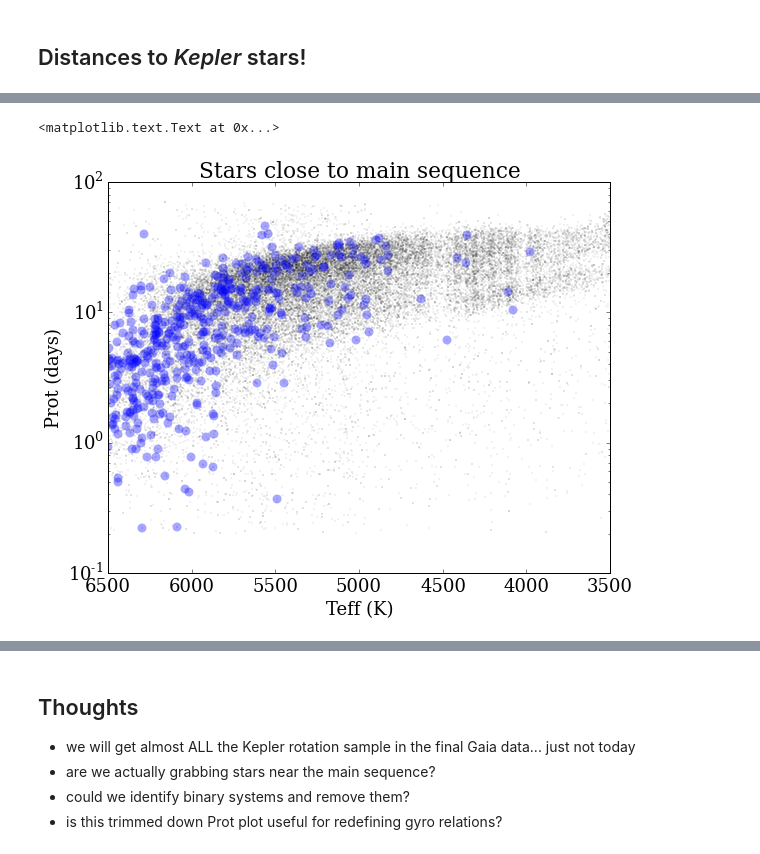
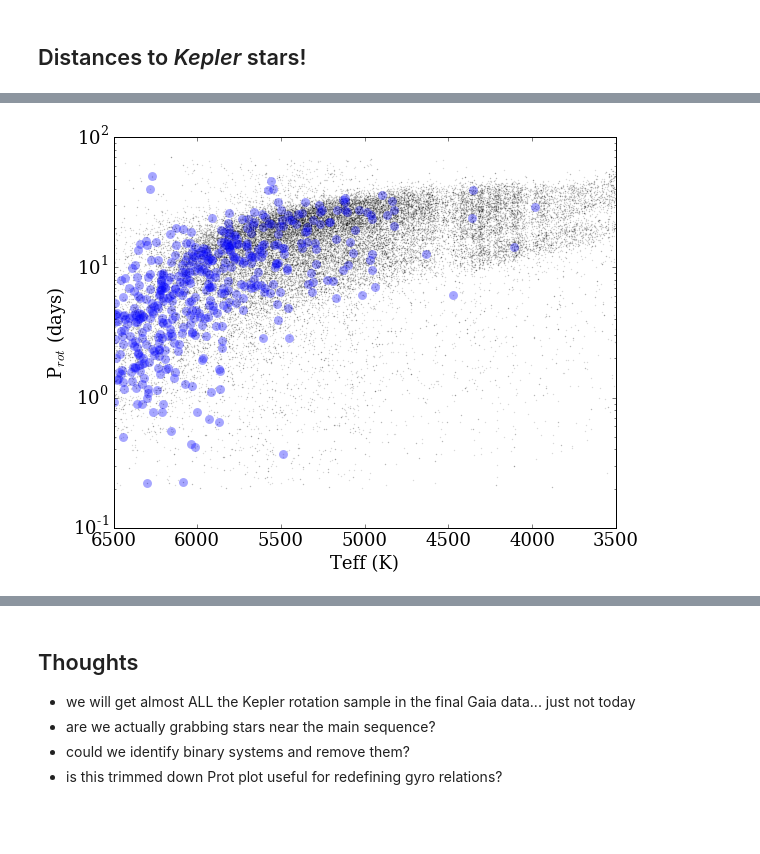
Before and after one commit to jradavenport/gaia_rot, a Jupyter notebook: explore.ipynb, the cells around one changed output, grey strips where cells are left out. Saved outputs shown, nothing was run; the diff lists cells and outputs as text; code cells hidden in the pictures; blank space fills up the shorter version.

```diff
--- a/explore.ipynb
+++ b/explore.ipynb
@@ -194,4 +198,7 @@ cb.set_label('log Prot (days)')
 # %%
-Mg_iso = np.interp(gaia[u'Teff'].values[ok], 10**iso1['logTe'].values[ms], iso1['G_RP'].values[ms])
+# Mg_iso = np.interp(gaia[u'Teff'].values[ok], 10**iso1['logTe'].values[ms], iso1['G_RP'].values[ms])
+Mg_iso = np.interp(gaia[u'Teff'].values[ok], 10**iso1['logTe'].values[ms], iso1['G'].values[ms])
 delta_mag = Mg_iso - Mg.values[ok]
+
+delta_lim = [0, 1]
 # %%
@@ -205,8 +215,8 @@ plt.plot([.5,.5], [0,70], c='r')
 # %%
 # get stars "near" the isochrone
 # NOTE: using the 'red' phot channel, because it looks "better"
-msok = np.where((delta_mag > -0.5) &
-                (delta_mag < 0.5))
+msok = np.where((delta_mag >= delta_lim[0]) &
+                (delta_mag <= delta_lim[1]))
 
 print(len(msok[0]))
 # %% [output]
@@ -214,26 +224,27 @@ print(len(msok[0]))
 # %%
 plt.figure(figsize=(9,7))
 cm = plt.cm.get_cmap('Spectral')
-plt.scatter(gaia[u'Teff'], gaia[u'Prot'], s=2, alpha=0.15, c='k', lw=0)
+plt.scatter(gaia[u'Teff'], gaia[u'Prot'], s=2, alpha=0.15, c='k', lw=0, rasterized=True)
 
 # plt.scatter(gaia[u'Teff'].values[ok],
 #             gaia[u'Prot'].values[ok],
 #             s=10, alpha=0.5, lw=0, c='k')
 
 plt.scatter(gaia[u'Teff'].values[ok][msok],
             gaia[u'Prot'].values[ok][msok],
-            s=80, alpha=0.35, lw=0)
+            s=80, alpha=0.35, lw=0, rasterized=True)
 
 plt.xlim(6500,3500)
 
 plt.yscale('log')
 plt.xlabel('Teff (K)')
-plt.ylabel('Prot (days)')
+plt.ylabel('P$_{rot}$ (days)')
 
-plt.title('Stars close to main sequence')
+# plt.title('Stars close to main sequence')
+
+plt.savefig('fig4.png', dpi=300, bbox_inches='tight', pad_inches=0.25)
 # %% [output]
-<matplotlib.text.Text at 0x...>
-[figure, old version]
+[figure, new version]
 # %%
 def MM09e2(B_V, age):
     '''
```
Also changed, not shown: parts of 16 cells of this notebook, 1 other file.
